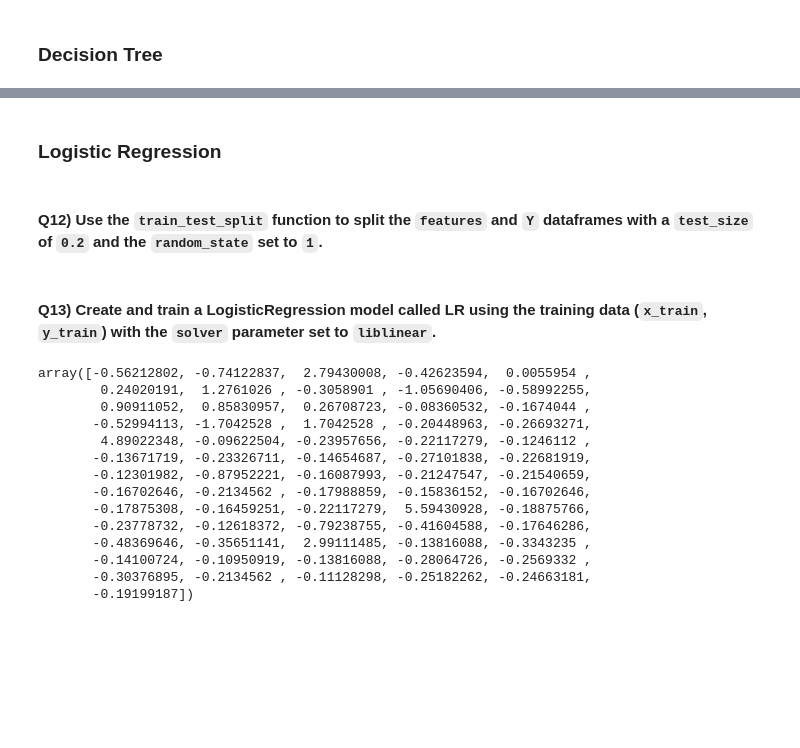
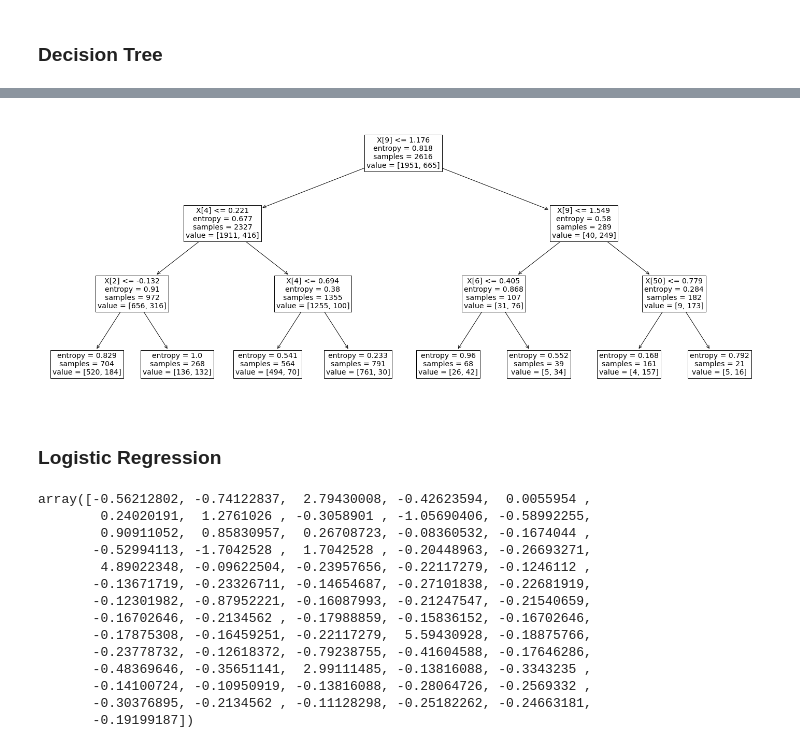
Before and after one commit to OnurYukay/IBM-Machine-Learning-with-Python-, a Jupyter notebook: Machine Learning With Python IBM Final Project.ipynb, the cells around one changed output, grey strips where cells are left out. Cells and saved outputs as stored; diff of their text form; code cells hidden in the pictures; blank space fills up the shorter version.

```diff
--- a/Machine Learning With Python IBM Final Project.ipynb
+++ b/Machine Learning With Python IBM Final Project.ipynb
@@ -280,11 +259,15 @@ F1 Score : 0.5676392572944297
+# %%
+# This is extra.
+
+plt.subplots(figsize = (25, 10))
+tree.plot_tree(Tree, fontsize = 14)
+plt.show()
+# %% [output]
+[figure, added]
 # %% [markdown]
 ### Logistic Regression
-# %% [markdown]
-#### Q12) Use the `train_test_split` function to split the `features` and `Y` dataframes with a `test_size` of `0.2` and the `random_state` set to `1`.
 # %%
 x_train, x_test, y_train, y_test = train_test_split(features, Y, test_size = 0.20, random_state = 1)
-# %% [markdown]
-#### Q13) Create and train a LogisticRegression model called LR using the training data (`x_train`, `y_train`) with the `solver` parameter set to `liblinear`.
 # %%
 scaler = preprocessing.StandardScaler()
 
```
Also changed, not shown: parts of 26 cells of this notebook.
